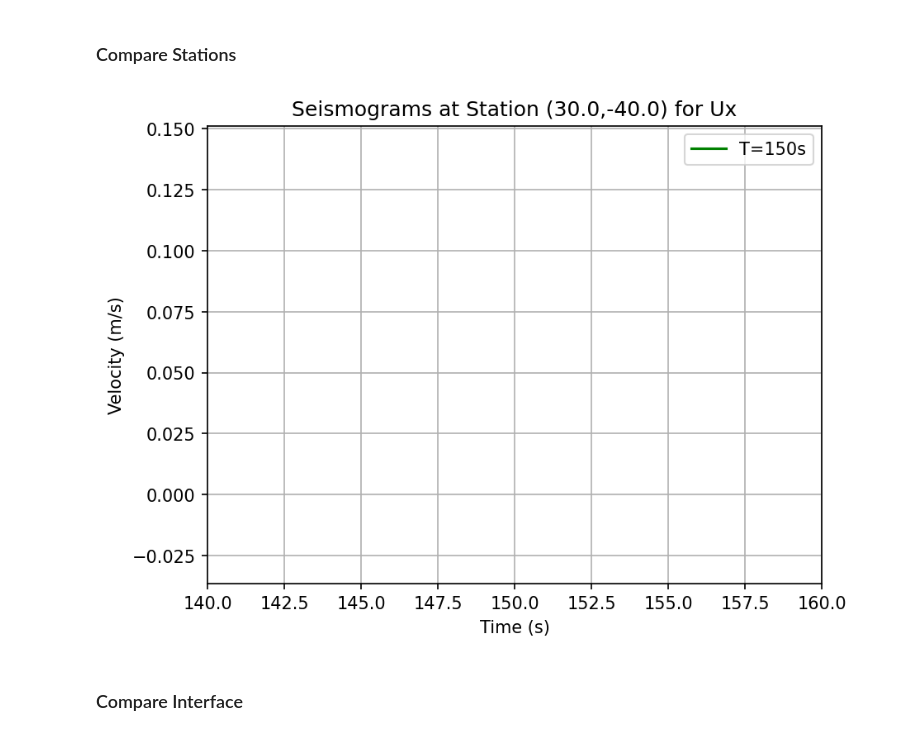
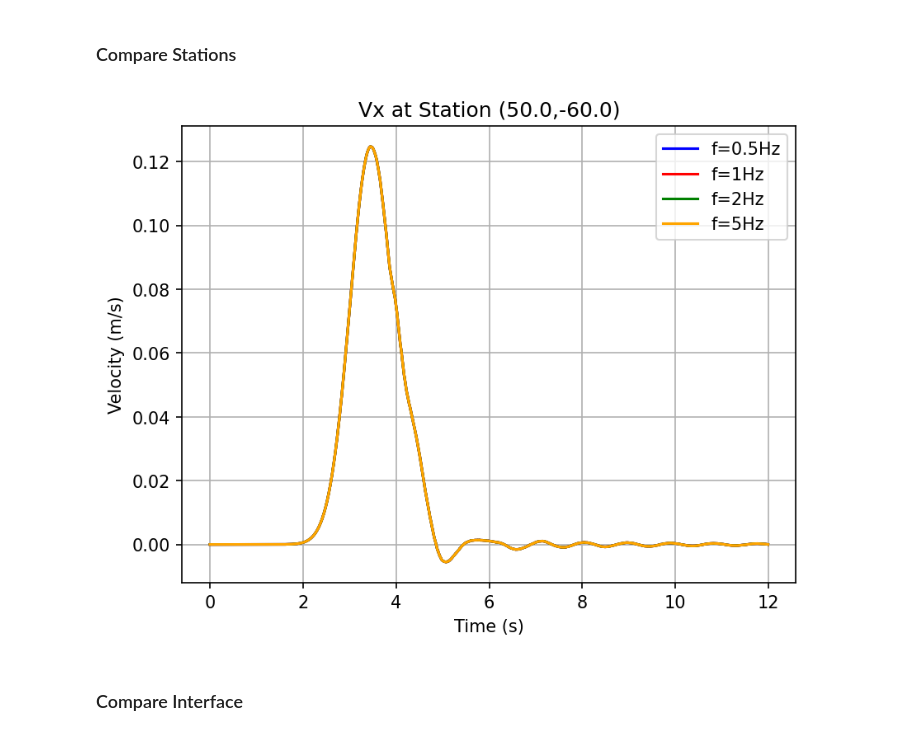
Before and after one commit to tguyonneau/sem2dpack, a Jupyter notebook: JUPYTER/Stage_Theo/SEM_Run_Comparison/Notebook_Comparaison_Run.ipynb, the cells around one changed output. Cells and saved outputs as stored; diff of their text form; code cells hidden in the pictures.

```diff
--- a/JUPYTER/Stage_Theo/SEM_Run_Comparison/Notebook_Comparaison_Run.ipynb
+++ b/JUPYTER/Stage_Theo/SEM_Run_Comparison/Notebook_Comparaison_Run.ipynb
@@ -37,14 +38,16 @@ from Stage_module import *
 #--------------------------------------------------
 
 # SEM2DPACK Parameters
-direct1 = "C:/Users/t.guyonneau/OneDrive - EGIS Group/Documents/OUTPUT/Test_f_20"
-direct2 = "C:/Users/t.guyonneau/OneDrive - EGIS Group/Documents/OUTPUT/Essai_Gravity"
-direct3 = "C:/Users/t.guyonneau/OneDrive - EGIS Group/Documents/OUTPUT/Essai_Gravity_Low"
+direct1 = "C:/Users/t.guyonneau/OneDrive - EGIS Group/Documents/OUTPUT/Batch_L_40_f_05_I_30/Run_00"
+direct2 = "C:/Users/t.guyonneau/OneDrive - EGIS Group/Documents/OUTPUT/Batch_L_40_f_05_I_30/Run_01"
+direct3 = "C:/Users/t.guyonneau/OneDrive - EGIS Group/Documents/OUTPUT/Batch_L_40_f_05_I_30/Run_02"
+direct4 = "C:/Users/t.guyonneau/OneDrive - EGIS Group/Documents/OUTPUT/Batch_L_40_f_05_I_30/Run_03"
 is_overburden = False
-fmin, fmax = 0.01, 100
+fmin, fmax = 0.01, 40
 SEM1 = sem2dpack(direct1)
 SEM2 = sem2dpack(direct2)
 SEM3 = sem2dpack(direct3)
+SEM4 = sem2dpack(direct4)
 
 
 # Notebook Parameters
@@ -366,30 +614,30 @@ def compute_Fourier_2D(grid_data, comp):
 # %%
 def plot_seismogram(ax, station, comp, time_station, station_components, color='blue', label=None):
     try :
         val = station_components[comp]
     except KeyError:
         raise Exception('Not a valid component')
     ax.plot(time_station, val[:,station], color=color, label=label)
 
 
-
 comp = 'Vx'
 
 fig, ax = plt.subplots()
-station = get_nearest_station(30,-40,station_components_SEM3['X'], station_components_SEM3['Z'])
-# plot_seismogram(ax, station, comp, time_stations_SEM1, station_components_SEM1, color='blue', label='T=50s')
-# plot_seismogram(ax, station, comp, time_stations_SEM2, station_components_SEM2, color='red', label='T=100s')
-plot_seismogram(ax, station, comp, time_stations_SEM3, station_components_SEM3, color='green', label='T=150s')
+station = get_nearest_station(50,-60,station_components_SEM1['X'], station_components_SEM1['Z'])
+plot_seismogram(ax, station, comp, time_stations_SEM1, station_components_SEM1, color='blue', label='f=0.5Hz')
+plot_seismogram(ax, station, comp, time_stations_SEM2, station_components_SEM2, color='red', label='f=1Hz')
+plot_seismogram(ax, station, comp, time_stations_SEM3, station_components_SEM3, color='green', label='f=2Hz')
+plot_seismogram(ax, station, comp, time_stations_SEM4, station_components_SEM4, color='orange', label='f=5Hz')
 ax.set_xlabel('Time (s)')
 ax.set_ylabel('Velocity (m/s)')
-ax.set_title(f'Seismograms at Station ({station_components_SEM3['X'][station]},{station_components_SEM3['Z'][station]}) for Ux')
+ax.set_title(f'{comp} at Station ({station_components_SEM1['X'][station]},{station_components_SEM1['Z'][station]})')
 ax.legend()
 ax.grid(True)
-ax.set_xlim(140,160)
-# ax.set_ylim(-1e-6,1e-6)
+#ax.set_xlim(0,4)
+# ax.set_ylim(-0.9,-0.6)
 plt.show()
 # %% [output]
-[figure, old version]
+[figure, new version]
 # %% [markdown]
 ### Compare Interface
 # %%
```
Also changed, not shown: parts of 18 cells of this notebook, 1 other file.
